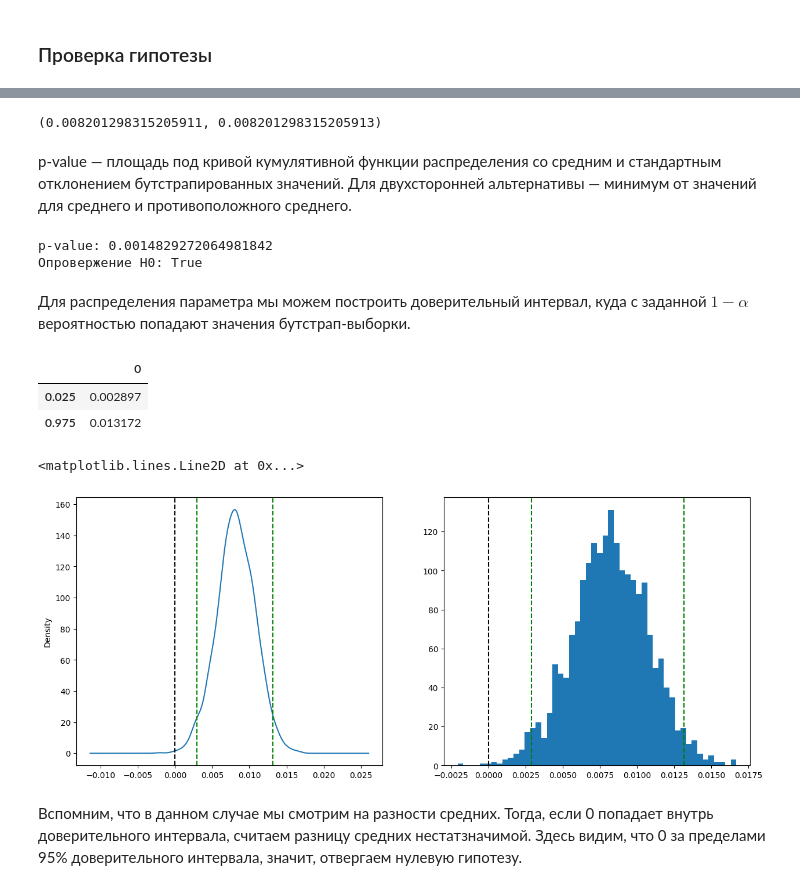
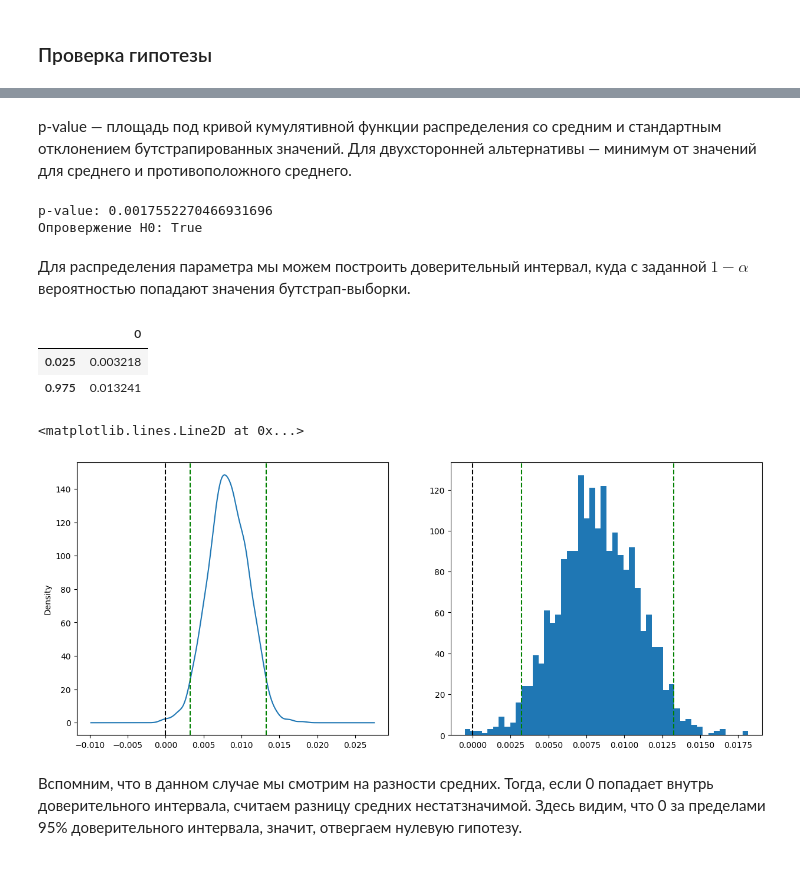
Before and after one commit to AlexJackalope/A-B-testing, a Jupyter notebook: 3-Bootstrapping-Ratio-Delta/classwork.ipynb, the cells around one changed output, grey strips where cells are left out. Saved outputs shown, nothing was run; the diff lists cells and outputs as text; code cells hidden in the pictures.

```diff
--- a/3-Bootstrapping-Ratio-Delta/classwork.ipynb
+++ b/3-Bootstrapping-Ratio-Delta/classwork.ipynb
@@ -185,33 +185,25 @@ gate_40 = data[data.version == 'gate_40']
 # %%
 boot_data = []
 
+iterations = 2000
 for _ in tqdm(range(iterations)):
     boot_30 = gate_30.sample(frac = 1, replace = True)['retention_7'].mean()
     boot_40 = gate_40.sample(frac = 1, replace = True)['retention_7'].mean()
     boot_data.append(boot_30 - boot_40)
-
-orig_theta = gate_30['retention_7'].mean() - gate_40['retention_7'].mean()
-boot_theta = np.mean(boot_data)
-delta_val = orig_theta - boot_theta
-boot_corrected = [i + delta_val for i in boot_data]
-# %%
-np.mean(boot_corrected), orig_theta
-# %% [output]
-(0.008201298315205911, 0.008201298315205913)
 # %% [markdown]
 p-value — площадь под кривой кумулятивной функции распределения со средним и стандартным отклонением бутстрапированных значений. Для двухсторонней альтернативы — минимум от значений для среднего и противоположного среднего.
 # %%
 alpha = 0.05
 
-mean = np.mean(boot_corrected)
-std = np.std(boot_corrected)
+mean = np.mean(boot_data)
+std = np.std(boot_data)
 p_1 = norm.cdf(x=0, loc=mean, scale=std)
 p_2 = norm.cdf(x=0, loc=-mean, scale=std)
 p_value = min(p_1, p_2) * 2
 print('p-value:', p_value)
 print('Опровержение H0:', p_value < alpha)
 # %% [output]
-p-value: 0.0014829272064981842
+p-value: 0.0017552270466931696
 Опровержение H0: True
 # %%
 import plotly.express as px
@@ -223,27 +215,27 @@ fig.show()
 # %%
 left_ci = alpha / 2
 right_ci = 1 - alpha / 2
-pd.DataFrame(boot_corrected).quantile([left_ci, right_ci])
+pd.DataFrame(boot_data).quantile([left_ci, right_ci])
 # %% [output]
 |  | 0 |
-| 0.025 | 0.002897 |
-| 0.975 | 0.013172 |
+| 0.025 | 0.003218 |
+| 0.975 | 0.013241 |
 # %%
-sr = pd.Series(boot_corrected)
+sr = pd.Series(boot_data)
 
 fig, (ax1, ax2) = plt.subplots(1,2, figsize=(15,6))
 sr.plot(kind='density', ax=ax1)
 ax1.axvline(x=0, color='black', linestyle='--')
 ax1.axvline(x=sr.quantile(left_ci), color='green', linestyle='--')
 ax1.axvline(x=sr.quantile(right_ci), color='green', linestyle='--')
 
 ax2.hist(sr, bins = 50)
 ax2.axvline(x=0, color='black', linestyle='--')
 ax2.axvline(x=sr.quantile(left_ci), color='green', linestyle='--')
 ax2.axvline(x=sr.quantile(right_ci), color='green', linestyle='--')
 # %% [output]
 <matplotlib.lines.Line2D at 0x...>
-[figure, old version]
+[figure, new version]
 # %% [markdown]
 Вспомним, что в данном случае мы смотрим на разности средних. Тогда, если 0 попадает внутрь доверительного интервала, считаем разницу средних нестатзначимой. Здесь видим, что 0 за пределами 95% доверительного интервала, значит, отвергаем нулевую гипотезу.
 # %% [markdown]
```
Also changed, not shown: parts of 2 cells of this notebook.
